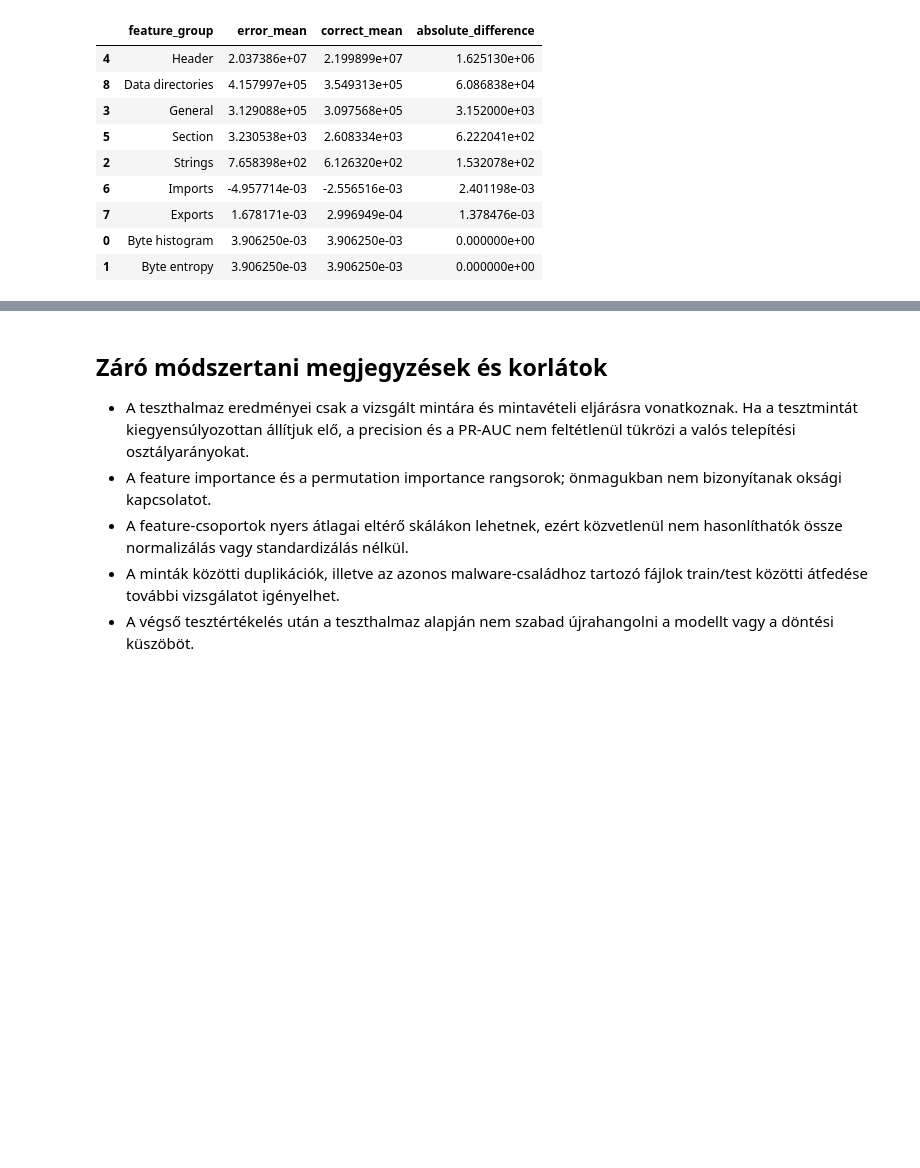
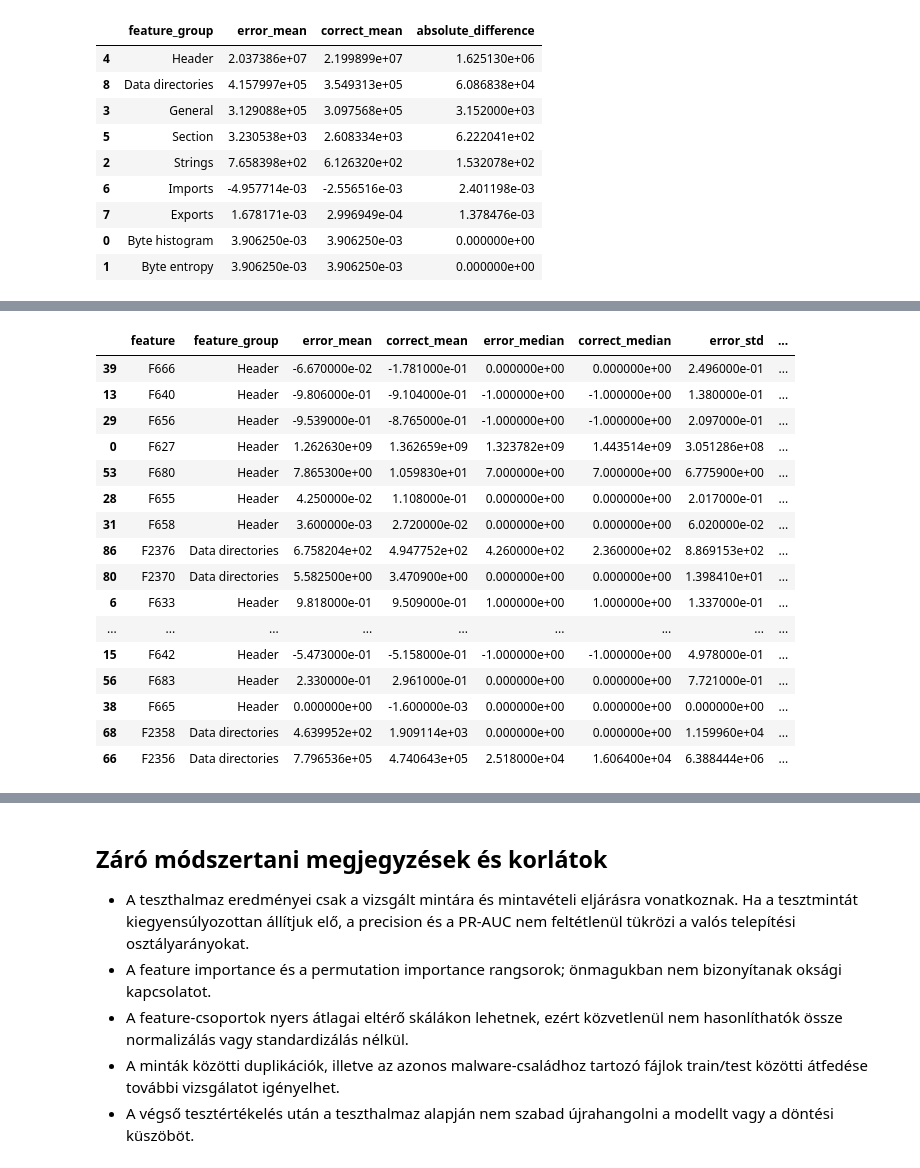
Before and after one commit to RaczNikoletta/Artificial-intelligence, a Jupyter notebook: PE_SupervisedML/EMBER_2018_v2_osszesitett.ipynb, the cells around one changed output, grey strips where cells are left out. Saved outputs shown, nothing was run; the diff lists cells and outputs as text; code cells hidden in the pictures; blank space fills up the shorter version.

```diff
--- a/PE_SupervisedML/EMBER_2018_v2_osszesitett.ipynb
+++ b/PE_SupervisedML/EMBER_2018_v2_osszesitett.ipynb
@@ -2043,0 +2054,92 @@ display(
+# %%
+import numpy as np
+import pandas as pd
+
+# A hibás és helyes predikciók maszkjai
+error_mask = error_analysis_df["error_type"] != "Correct"
+correct_mask = error_analysis_df["error_type"] == "Correct"
+
+# A vizsgált feature-csoportok
+groups_to_check = ["Header", "Data directories"]
+
+results = []
+
+for group_name in groups_to_check:
+
+    info = FEATURE_GROUPS[group_name]
+    start = info["start"]
+    end = info["end"]
+
+    # A csoport feature-ei
+    X_group = X_test[:, start:end]
+
+    for local_idx in range(end - start):
+
+        feature_idx = start + local_idx
+        feature_name = feature_names[feature_idx]
+
+        error_values = X_group[error_mask.to_numpy(), local_idx]
+        correct_values = X_group[correct_mask.to_numpy(), local_idx]
+
+        # Átlagok és mediánok
+        error_mean = np.mean(error_values)
+        correct_mean = np.mean(correct_values)
+
+        error_median = np.median(error_values)
+        correct_median = np.median(correct_values)
+
+        # Szórások
+        error_std = np.std(error_values)
+        correct_std = np.std(correct_values)
+
+        # Standardizált különbség (Cohen-féle d)
+        pooled_std = np.sqrt(
+            (error_std**2 + correct_std**2) / 2
+        )
+
+        cohens_d = (
+            (error_mean - correct_mean) / pooled_std
+            if pooled_std > 1e-12
+            else 0
+        )
+
+        results.append({
+            "feature": feature_name,
+            "feature_group": group_name,
+            "error_mean": error_mean,
+            "correct_mean": correct_mean,
+            "error_median": error_median,
+            "correct_median": correct_median,
+            "error_std": error_std,
+            "correct_std": correct_std,
+            "cohens_d": cohens_d,
+            "abs_cohens_d": abs(cohens_d)
+        })
+
+feature_comparison_df = pd.DataFrame(results)
+
+# Legnagyobb standardizált eltérések
+display(
+    feature_comparison_df
+    .sort_values("abs_cohens_d", ascending=False)
+    .head(30)
+    .round(4)
+)
+# %% [output]
+|  | feature | feature_group | error_mean | correct_mean | error_median | correct_median | error_std | ... |
+| 39 | F666 | Header | -6.670000e-02 | -1.781000e-01 | 0.000000e+00 | 0.000000e+00 | 2.496000e-01 | ... |
+| 13 | F640 | Header | -9.806000e-01 | -9.104000e-01 | -1.000000e+00 | -1.000000e+00 | 1.380000e-01 | ... |
+| 29 | F656 | Header | -9.539000e-01 | -8.765000e-01 | -1.000000e+00 | -1.000000e+00 | 2.097000e-01 | ... |
+| 0 | F627 | Header | 1.262630e+09 | 1.362659e+09 | 1.323782e+09 | 1.443514e+09 | 3.051286e+08 | ... |
+| 53 | F680 | Header | 7.865300e+00 | 1.059830e+01 | 7.000000e+00 | 7.000000e+00 | 6.775900e+00 | ... |
+| 28 | F655 | Header | 4.250000e-02 | 1.108000e-01 | 0.000000e+00 | 0.000000e+00 | 2.017000e-01 | ... |
+| 31 | F658 | Header | 3.600000e-03 | 2.720000e-02 | 0.000000e+00 | 0.000000e+00 | 6.020000e-02 | ... |
+| 86 | F2376 | Data directories | 6.758204e+02 | 4.947752e+02 | 4.260000e+02 | 2.360000e+02 | 8.869153e+02 | ... |
+| 80 | F2370 | Data directories | 5.582500e+00 | 3.470900e+00 | 0.000000e+00 | 0.000000e+00 | 1.398410e+01 | ... |
+| 6 | F633 | Header | 9.818000e-01 | 9.509000e-01 | 1.000000e+00 | 1.000000e+00 | 1.337000e-01 | ... |
+| ... | ... | ... | ... | ... | ... | ... | ... | ... |
+| 15 | F642 | Header | -5.473000e-01 | -5.158000e-01 | -1.000000e+00 | -1.000000e+00 | 4.978000e-01 | ... |
+| 56 | F683 | Header | 2.330000e-01 | 2.961000e-01 | 0.000000e+00 | 0.000000e+00 | 7.721000e-01 | ... |
+| 38 | F665 | Header | 0.000000e+00 | -1.600000e-03 | 0.000000e+00 | 0.000000e+00 | 0.000000e+00 | ... |
+| 68 | F2358 | Data directories | 4.639952e+02 | 1.909114e+03 | 0.000000e+00 | 0.000000e+00 | 1.159960e+04 | ... |
+| 66 | F2356 | Data directories | 7.796536e+05 | 4.740643e+05 | 2.518000e+04 | 1.606400e+04 | 6.388444e+06 | ... |
```
Also changed, not shown: parts of 13 cells of this notebook.
